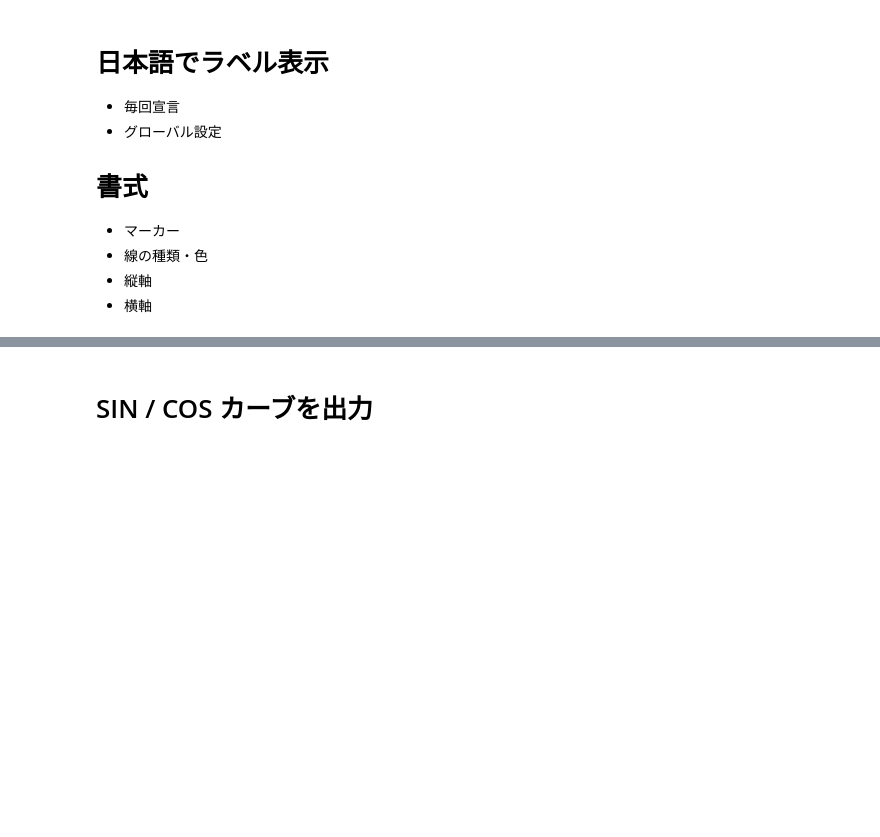
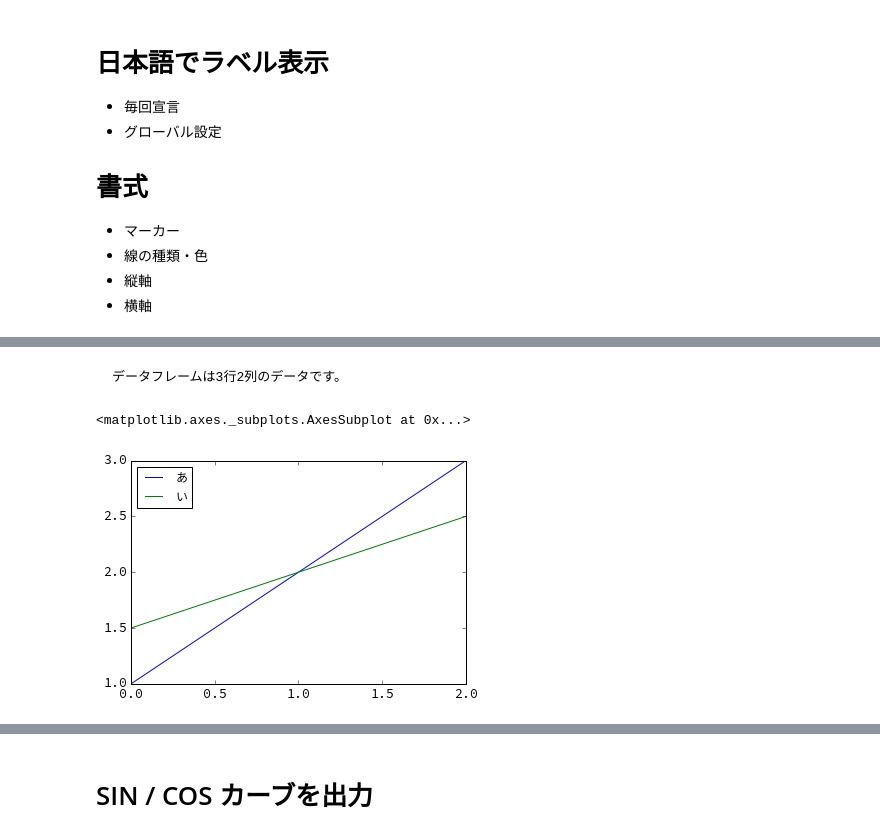
Before and after one commit to terapyon/leaning-pandas, a Jupyter notebook: matplotlib日本語.ipynb, the cells around one changed output, grey strips where cells are left out. Saved outputs shown, nothing was run; the diff lists cells and outputs as text; code cells hidden in the pictures; blank space fills up the shorter version.

````diff
--- a/matplotlib日本語.ipynb
+++ b/matplotlib日本語.ipynb
@@ -48,3 +83,12 @@ df
 | 0 | 1 | 1.5 |
 | 1 | 2 | 2.0 |
 | 2 | 3 | 2.5 |
+# %% [markdown]
+```
+データフレームは3行2列のデータです。
+```
+# %%
+df.plot()
+# %% [output]
+<matplotlib.axes._subplots.AxesSubplot at 0x...>
+[figure, added]
````
Also changed, not shown: parts of 19 cells of this notebook, 2 other files.
